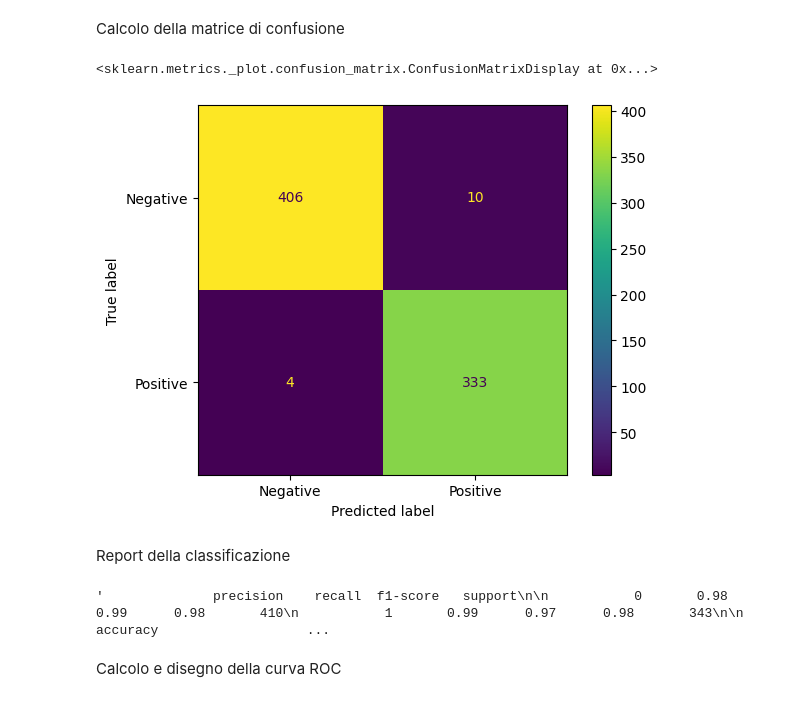
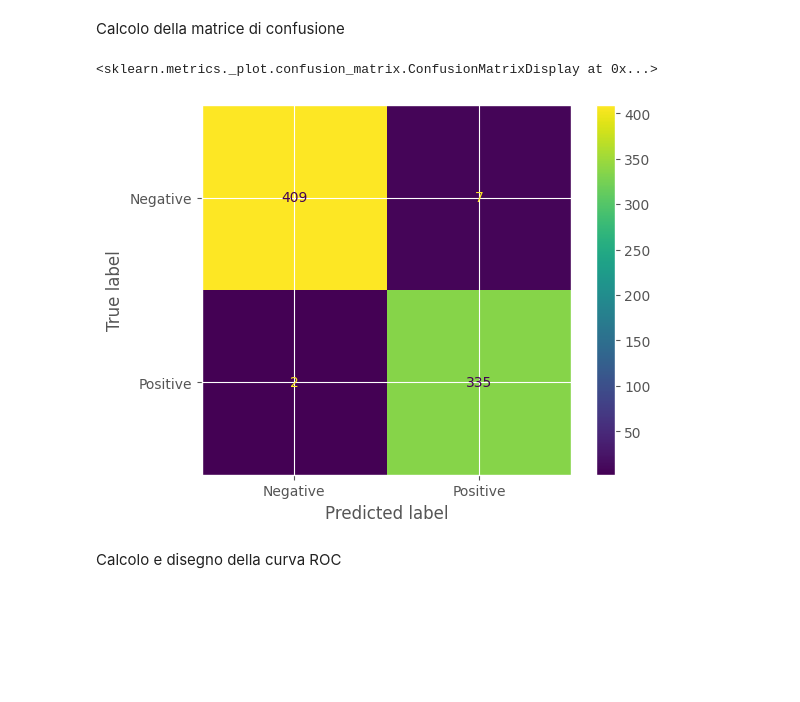
Before and after one commit to Tezze2001/brain-tumor-analysis, a Jupyter notebook: BrainTumorNN.ipynb, the cells around one changed output. Cells and saved outputs as stored; diff of their text form; code cells hidden in the pictures; blank space fills up the shorter version.

Commit message:
Aggiunta PCA + Report

```diff
--- a/BrainTumorNN.ipynb
+++ b/BrainTumorNN.ipynb
@@ -332,0 +428,2 @@ model.fit(X_train, y_train, epochs=best_model[4], batch_size=best_model[3], verb
+# %%
+NN_model.fit(X_train_scaled, y_train_scaled, epochs=best_model[4], batch_size=best_model[3], verbose=0)
@@ -335,3 +439,10 @@ model.fit(X_train, y_train, epochs=best_model[4], batch_size=best_model[3], verb
+# %%
+def my_predict(y_pred_proba, threshold=0.5):
+    # Applicazione della soglia
+    y_pred = np.where(y_pred_proba > threshold, 1, 0).flatten()
+
+    # Restituisco le predizioni
+    return y_pred
 # %% [markdown]
 Valutazione del modello attraverso le metriche fornite da Keras
 # %%
@@ -351,22 +460,13 @@ Definizione di una funzione per associare un etichetta ai risultati della rete.
-# %%
-def my_predict(model, X_test, threshold=0.5):
-    # Predizione del modello
-    y_pred = model.predict(X_test)
-
-    # Applicazione della soglia
-    y_pred = np.where(y_pred > threshold, 1, 0).flatten()
-
-    # Restituisco le predizioni
-    return y_pred
 # %%
 # Valutazione del modello utilizzando i dati di test
-y_pred = my_predict(model, X_test, 0.2)
+y_pred_proba = NN_model.predict(X_test_scaled)
+y_pred = my_predict(y_pred_proba, 0.3)
 
 # Calcolo delle prestazioni del modello
-accuracy_train_test = accuracy_score(y_test, y_pred)
-precision = precision_score(y_test, y_pred)
-recall = recall_score(y_test, y_pred)
-f1 = f1_score(y_test, y_pred)
+accuracy_train_test = accuracy_score(y_test_scaled, y_pred)
+precision = precision_score(y_test_scaled, y_pred)
+recall = recall_score(y_test_scaled, y_pred)
+f1 = f1_score(y_test_scaled, y_pred)
 
 # Stampa le prestazioni del modello
 print('Accuracy:', accuracy_train_test)
@@ -382,17 +494,11 @@ F1-score: 0.9794117647058824
 # %% [markdown]
 Calcolo della matrice di confusione
 # %%
-cm = confusion_matrix(y_test, y_pred)
+cm = confusion_matrix(y_test_scaled, y_pred)
 disp = ConfusionMatrixDisplay(confusion_matrix=cm, display_labels=['Negative', 'Positive'])
 disp.plot()
 # %% [output]
 <sklearn.metrics._plot.confusion_matrix.ConfusionMatrixDisplay at 0x...>
-[figure, old version]
+[figure, new version]
-# %% [markdown]
-Report della classificazione
-# %%
-classification_report(y_pred, y_test)
-# %% [output]
-'              precision    recall  f1-score   support\n\n           0       0.98      0.99      0.98       410\n           1       0.99      0.97      0.98       343\n\n    accuracy                   ...
 # %% [markdown]
 Calcolo e disegno della curva ROC
```
Also changed, not shown: parts of 98 cells of this notebook, 7 other files.
